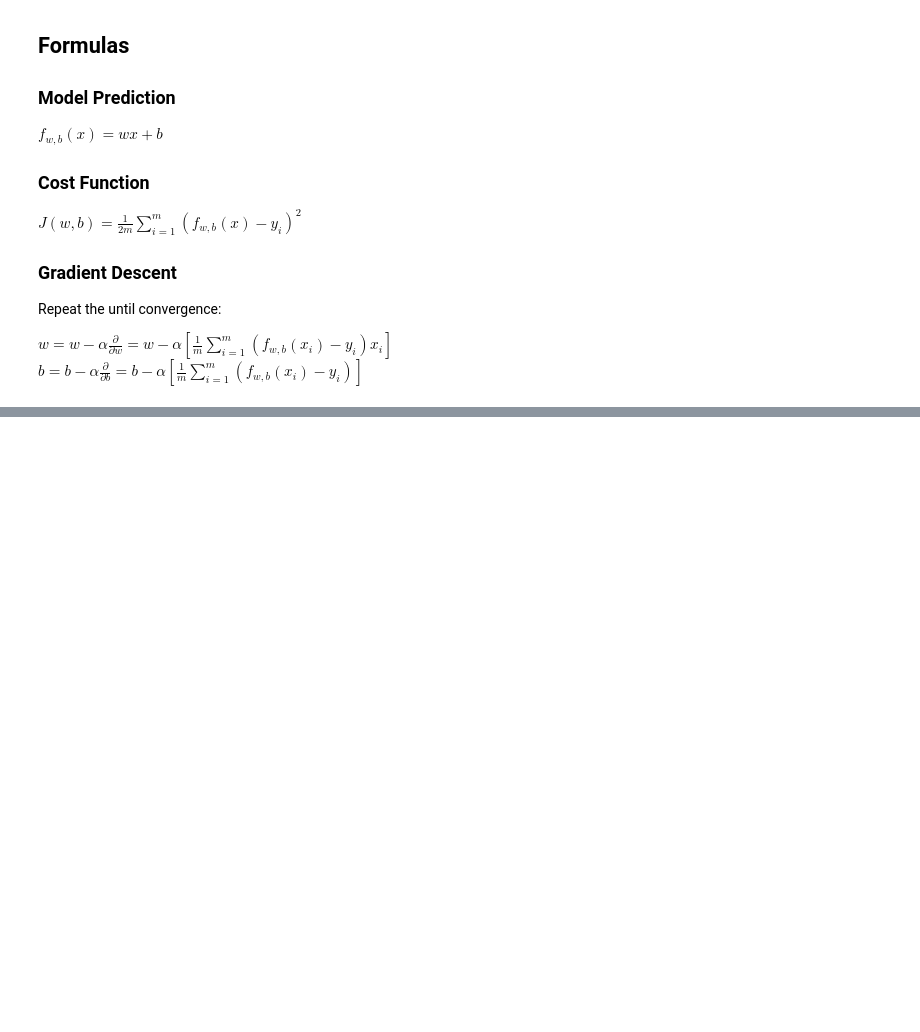
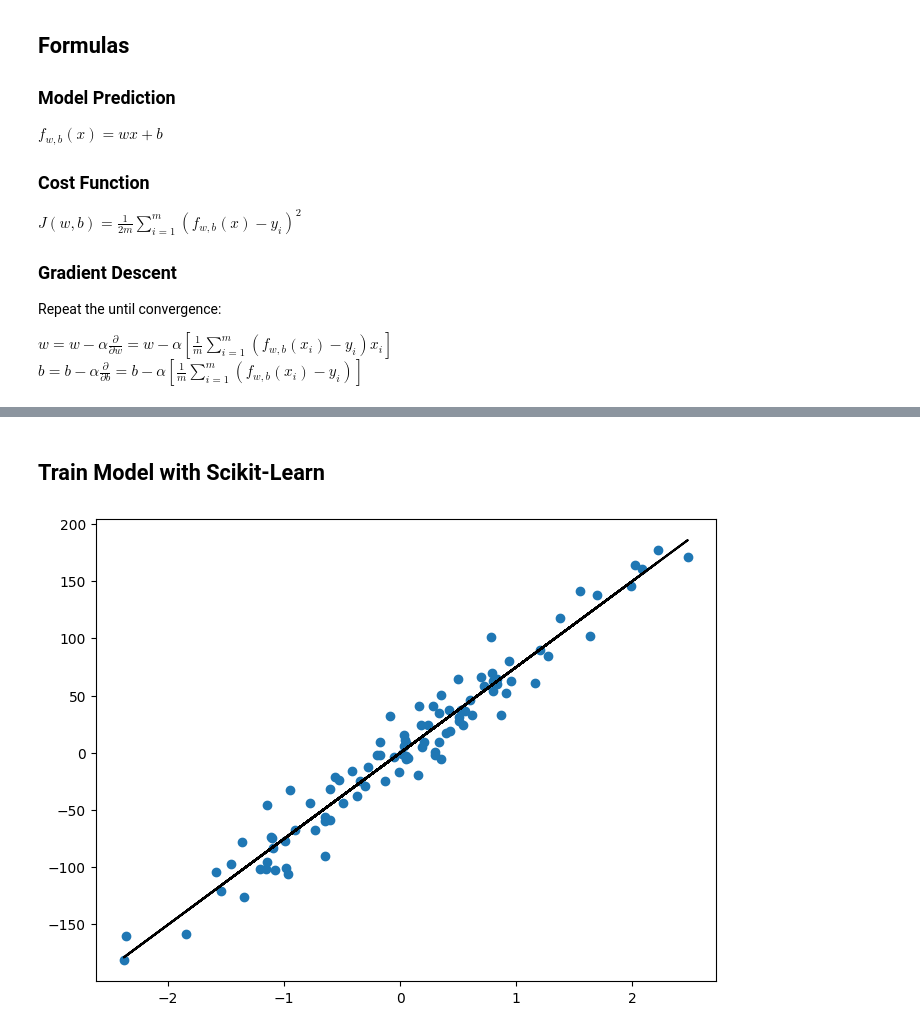
Before and after one commit to wuihee/machine-learning-algorithms, a Jupyter notebook: notebooks/1-linear-regression.ipynb, the cells around one changed output, grey strips where cells are left out. Saved outputs shown, nothing was run; the diff lists cells and outputs as text; code cells hidden in the pictures; blank space fills up the shorter version.

```diff
--- a/notebooks/1-linear-regression.ipynb
+++ b/notebooks/1-linear-regression.ipynb
@@ -104,0 +145,13 @@ plt.show()
+# %% [markdown]
+## Train Model with Scikit-Learn
+# %%
+regressor = linear_model.LinearRegression()
+regressor.fit(X_train, y_train)
+prediction = regressor.predict(X)
+
+fig = plt.figure(figsize=(8, 6))
+plt.scatter(X, y)
+plt.plot(X, prediction, color="black")
+plt.show()
+# %% [output]
+[figure, added]
```
Also changed, not shown: parts of 11 cells of this notebook, 1 other file.
